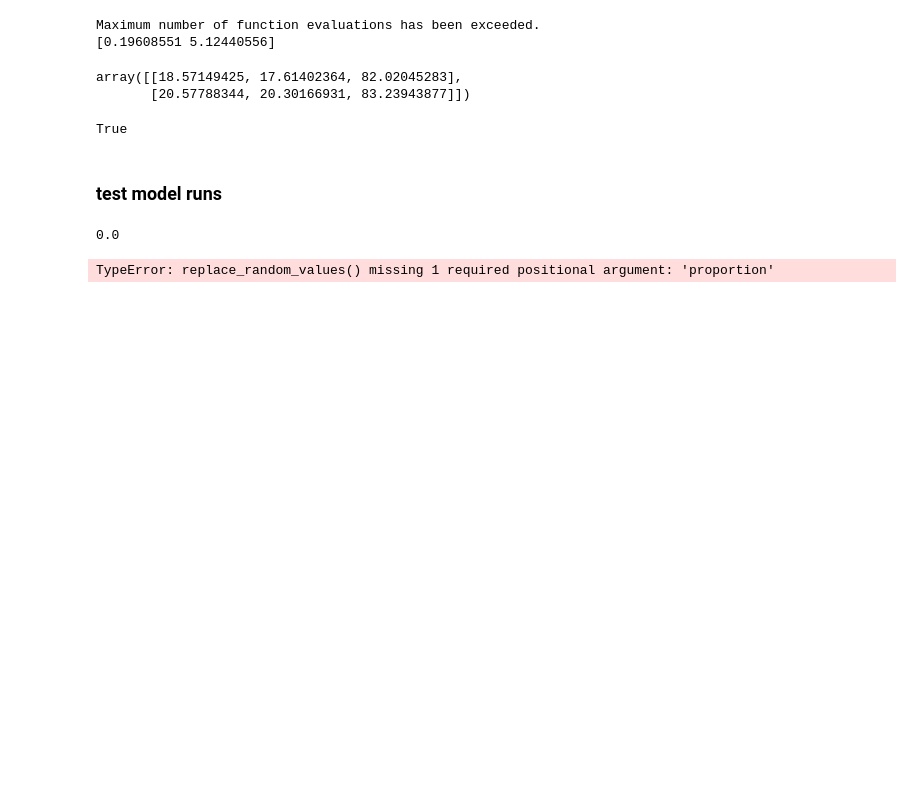
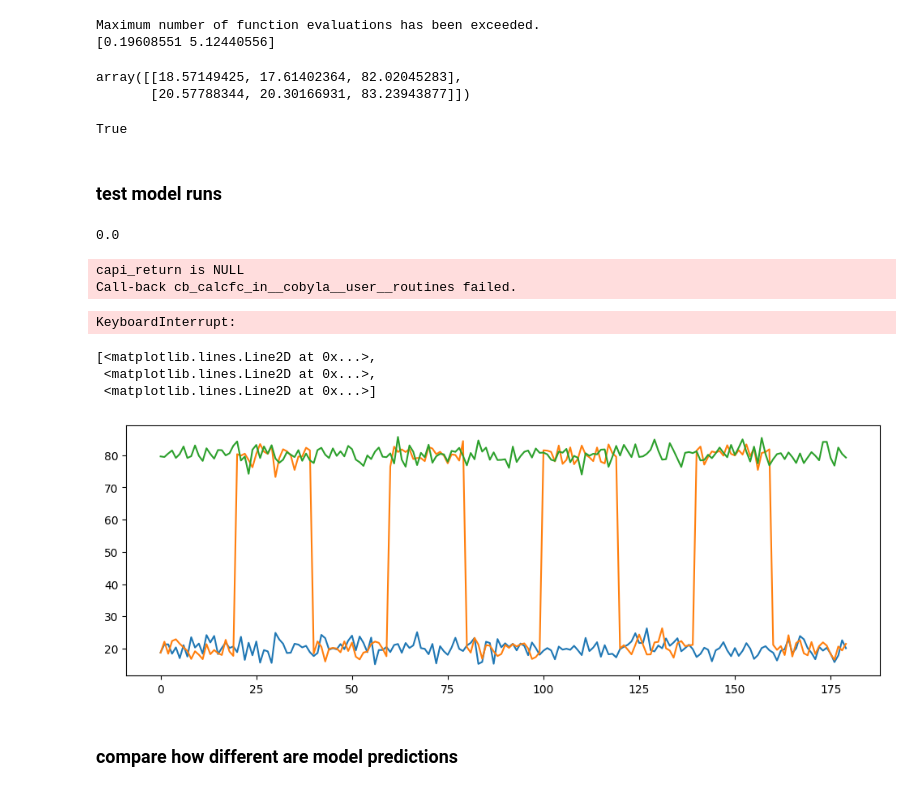
Before and after one commit to ozika/model-comparison-sims, a Jupyter notebook: choice_models_dev.ipynb, the cells around one changed output. Drawn from its saved outputs; the diff is of its cells as text; code cells hidden in the pictures; blank space fills up the shorter version.

```diff
--- a/choice_models_dev.ipynb
+++ b/choice_models_dev.ipynb
@@ -359,7 +64,8 @@ True
 
 cond = "test"
 alg = "COBYLA"
-noise = 0.2
+choice_noise = 0.2
+value_noise=10
 c = 60
 iterations = 5
 cond_str = "mc_n"+str(noise)+"_c"+str(c)+"_i"+str(iterations)+"_"+alg
@@ -391,7 +97,7 @@ df = pd.DataFrame()
 for ii in range(iterations):
     print(np.round(ii/iterations,2))
     # Generate data
-    rew_all, options_all = gen_bandits(N, nbandit=3)
+    rew_all, options_all = gen_bandits(N, nbandit=3, noise=value_noise)
     #indata = {"options": repeated_df, "r":rewards, "nbandit":3, "model":rw6_val_choice, "generate_choices":1}
 
     # trainign data
@@ -406,10 +112,10 @@ for ii in range(iterations):
         params_in = gen_rand_vals(bounds[mname])
         indata = {"options": options_all, "r":rew_all, "nbandit":3, "model":m, "generate_choices":1}
 
-        mpred = m(params_in, indata=indata)
+        mpred = m(params_in, indata)
 
         #induce noice by randomly replaceing proportion of choices
-        mpred["choices"] = replace_random_values(mpred["choices"], indata["options"], noise)
+        mpred["choices"] = replace_random_values(mpred["choices"], indata["options"], choice_noise)
 
         ch_train = mpred["choices"][0:c]
         ch_test = mpred["choices"][c:]
@@ -422,7 +128,7 @@ for ii in range(iterations):
         P = {}
         for mfit, mname_fit in zip(models, model_names):
             # prepare data generated above for fit - all trainingn
-            indata = {"options": op_train, "r":rw_train, "nbandit":3, "model":mfit, "generate_choices":0, "choices":ch_train}
+            indata = {"options": op_train, "r":rw_train, "nbandit":3, "model":mfit, "generate_choices":0, "choices":ch_train, "get_acc": 0}
 
             # fit
             opt = minimize(fun=lklhd_choice, x0=gen_rand_vals(bounds[mname_fit]), args=(indata), method=alg, bounds=bounds[mname_fit], options={'verbose': 0})
@@ -431,11 +137,10 @@ for ii in range(iterations):
             M = lklhd_choice_m(opt.x, indata)
 
             AIC.append(M["AIC"])
-            P[mname_fit] = opt.x
             BIC.append(M["BIC"])
             AICc.append(M["AICc"])
             HQC.append(M["HQC"])
-
+            P[mname_fit] = opt.x
 
         # which model fit best
         best_idx =[np.argmin(AIC), np.argmin(AICc), np.argmin(BIC), np.argmin(HQC)]
@@ -447,12 +152,12 @@ for ii in range(iterations):
         acc = []
         for idxx, best in enumerate(best_idx):
             #test all
-            indata = {"options": op_test, "r":rw_test, "nbandit":3, "model":models[best_idx[idxx]], "generate_choices":0, "choices":ch_test}
+            indata = {"options": op_test, "r":rw_test, "nbandit":3, "model":models[best_idx[idxx]], "generate_choices":0, "choices":ch_test, "get_acc": 1}
             Mbest = lklhd_choice_m(P[model_names[best_idx[idxx]]], indata)
             acc.append(Mbest["acc"])
 
         # Gather data
-        D = {"noise": noise, "cutoff":c, "true_model": mname, "algo":alg,
+        D = {"value_noise": value_noise, "choice_noise": choice_noise, "cutoff":c, "true_model": mname, "algo":alg,
             "best_model_AIC": model_names[best_idx[0]],
             "best_model_AICc": model_names[best_idx[1]],
             "best_model_BIC": model_names[best_idx[2]],
@@ -467,4 +172,16 @@ for ii in range(iterations):
 df.to_csv(os.path.join(rf, "data", cond, "model_comparison_iter"+cond_str+".csv") )
 # %% [output]
 0.0
-TypeError: replace_random_values() missing 1 required positional argument: 'proportion'
+capi_return is NULL
+Call-back cb_calcfc_in__cobyla__user__routines failed.
+KeyboardInterrupt:
+# %%
+f, ax = plt.subplots(1,1, figsize=(12,4))
+ax.plot(rew_all)
+# %% [output]
+[<matplotlib.lines.Line2D at 0x...>,
+ <matplotlib.lines.Line2D at 0x...>,
+ <matplotlib.lines.Line2D at 0x...>]
+[figure, added]
+# %% [markdown]
+### compare how different are model predictions
```
Also changed, not shown: parts of 7 cells of this notebook, 8 other files.
